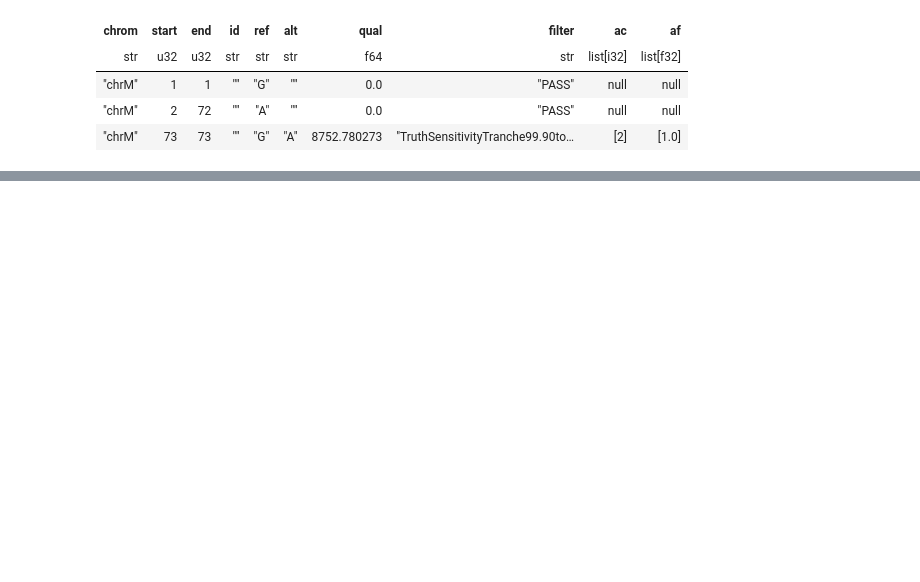
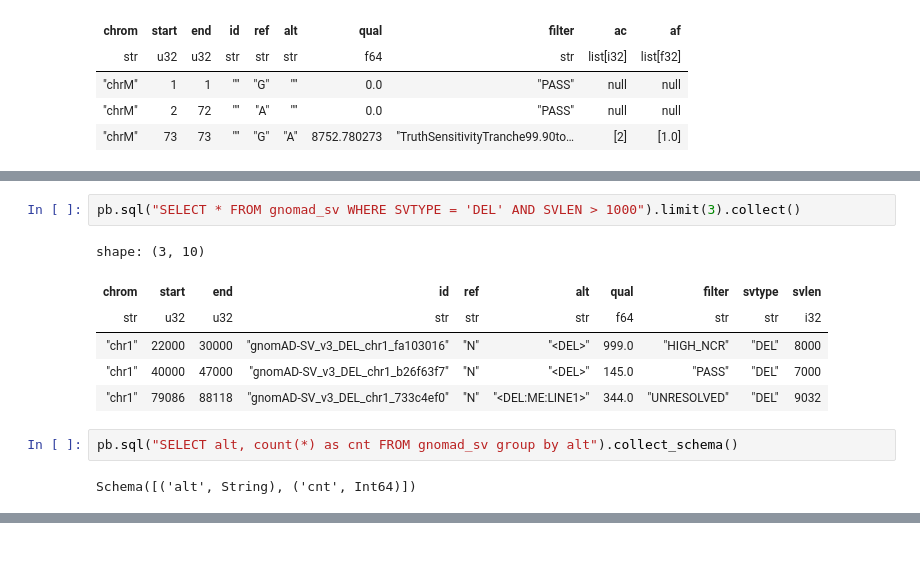
Before and after one commit to bartwild/polars-bio, a Jupyter notebook: docs/notebooks/cookbook.ipynb, the cells around one changed output, grey strips where cells are left out. Saved outputs shown, nothing was run; the diff lists cells and outputs as text; blank space fills up the shorter version.

```diff
--- a/docs/notebooks/cookbook.ipynb
+++ b/docs/notebooks/cookbook.ipynb
@@ -116,0 +148,13 @@ shape: (3, 10)
+# %%
+pb.sql("SELECT * FROM gnomad_sv WHERE SVTYPE = 'DEL' AND SVLEN > 1000").limit(3).collect()
+# %% [output]
+shape: (3, 10)
+| chrom | start | end | id | ref | alt | qual | filter | svtype | svlen |
+| str | u32 | u32 | str | str | str | f64 | str | str | i32 |
+| "chr1" | 22000 | 30000 | "gnomAD-SV_v3_DEL_chr1_fa103016" | "N" | "<DEL>" | 999.0 | "HIGH_NCR" | "DEL" | 8000 |
+| "chr1" | 40000 | 47000 | "gnomAD-SV_v3_DEL_chr1_b26f63f7" | "N" | "<DEL>" | 145.0 | "PASS" | "DEL" | 7000 |
+| "chr1" | 79086 | 88118 | "gnomAD-SV_v3_DEL_chr1_733c4ef0" | "N" | "<DEL:ME:LINE1>" | 344.0 | "UNRESOLVED" | "DEL" | 9032 |
+# %%
+pb.sql("SELECT alt, count(*) as cnt FROM gnomad_sv group by alt").collect_schema()
+# %% [output]
+Schema([('alt', String), ('cnt', Int64)])
```
Also changed, not shown: parts of 16 cells of this notebook, 18 other files.
